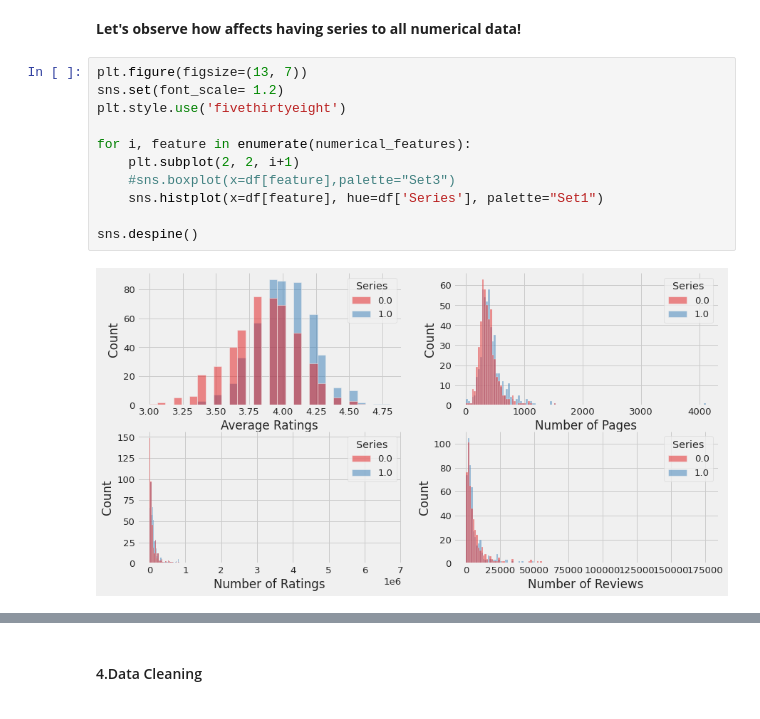
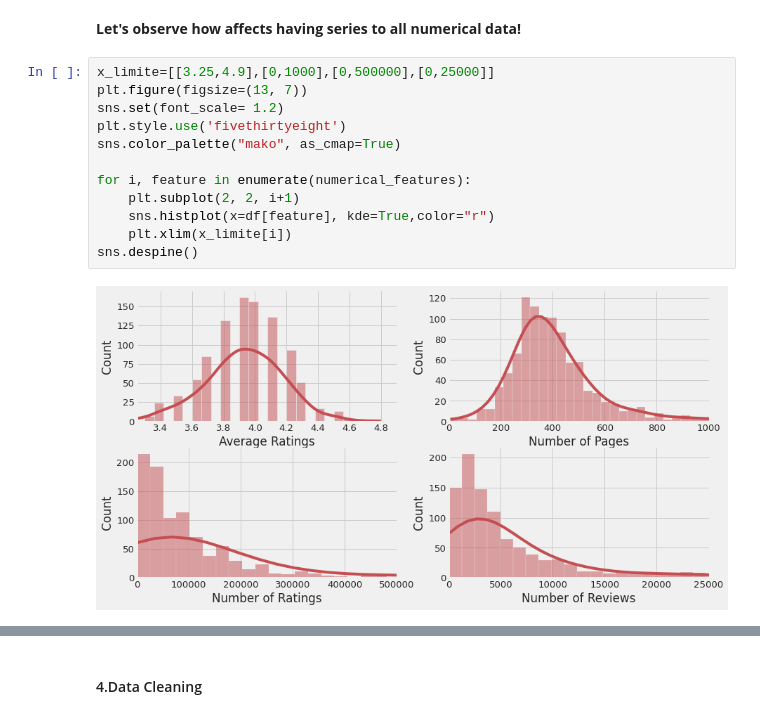
Before and after one commit to Strive-School-Project-Data-Analysis/Good_reads_Best_2000s, a Jupyter notebook: EDA_and_Visualization.ipynb, the cells around one changed output, grey strips where cells are left out. Cells and saved outputs as stored; diff of their text form.

```diff
--- a/EDA_and_Visualization.ipynb
+++ b/EDA_and_Visualization.ipynb
@@ -189,15 +190,16 @@ Here are conclusions;
 # %% [markdown]
 **Let's observe how affects having series to all numerical data!**
 # %%
+x_limite=[[3.25,4.9],[0,1000],[0,500000],[0,25000]]
 plt.figure(figsize=(13, 7))
 sns.set(font_scale= 1.2)
 plt.style.use('fivethirtyeight')
+sns.color_palette("mako", as_cmap=True)
 
 for i, feature in enumerate(numerical_features):
     plt.subplot(2, 2, i+1)
-    #sns.boxplot(x=df[feature],palette="Set3")
-    sns.histplot(x=df[feature], hue=df['Series'], palette="Set1")
-
+    sns.histplot(x=df[feature], kde=True,color="r")
+    plt.xlim(x_limite[i])
 sns.despine()
 # %% [output]
-[figure, old version]
+[figure, new version]
```
Also changed, not shown: parts of 10 cells of this notebook, 2 other files.
